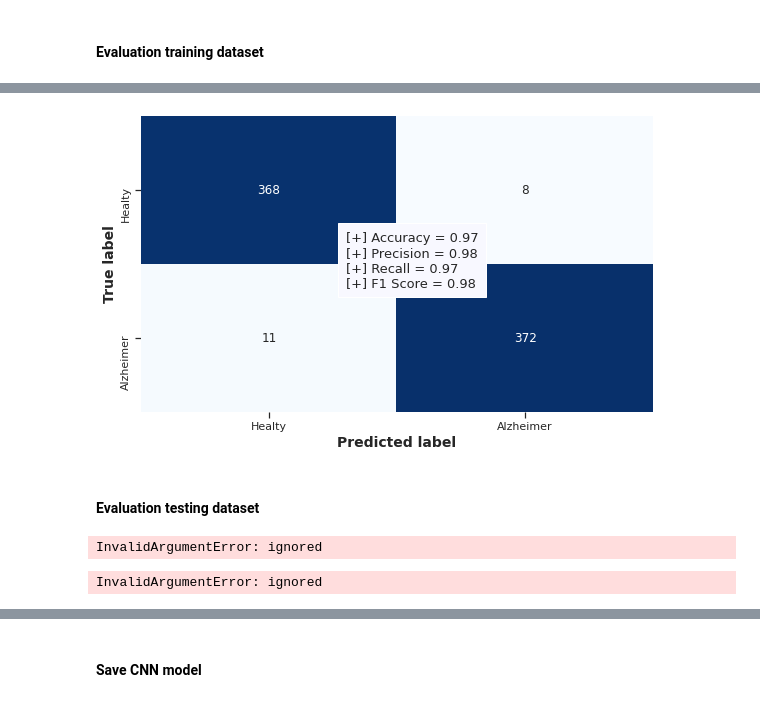
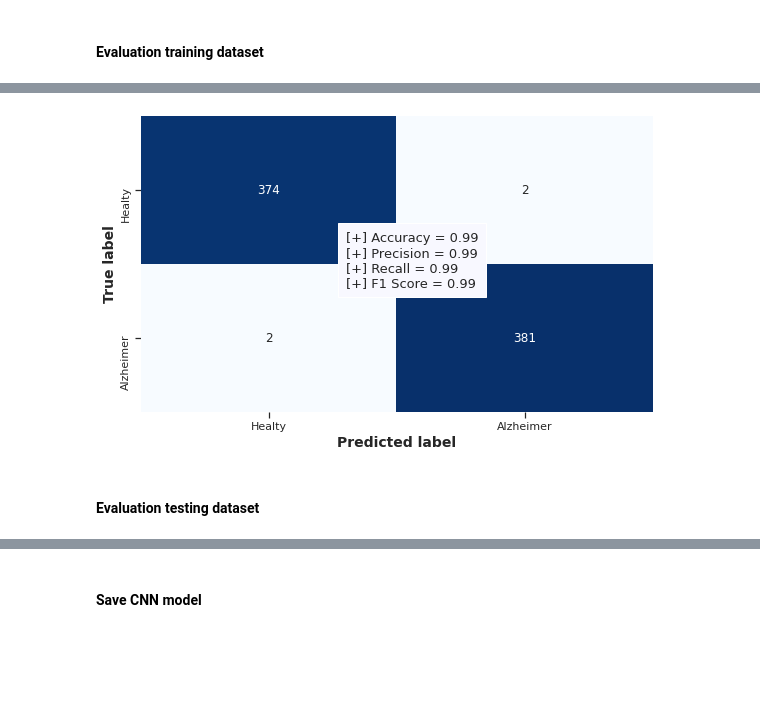
Before and after one commit to fernandoherran/master-thesis, a Jupyter notebook: Notebooks/4_CNN_creation.ipynb, the cells around one changed output, grey strips where cells are left out. Cells and saved outputs as stored; diff of their text form; code cells hidden in the pictures; blank space fills up the shorter version.

```diff
--- a/Notebooks/4_CNN_creation.ipynb
+++ b/Notebooks/4_CNN_creation.ipynb
@@ -288,9 +282,9 @@ model_name = "3d_model_v4"
 # %%
 # Load model
-model_loaded = load_model(path + "Results/" + model_name + ".h5",
+model = load_model(path + 'Results/' + model_name + '.h5',
                    custom_objects = {'f1': f1})
 
-print("[+] Model loaded")
+print('[+] Model loaded')
 #model.summary()
 # %% [output]
 [+] Model loaded
@@ -350,17 +315,14 @@ predicted_labels_2[:10]
-# %%
-# Get evaluation
-get_evaluation(true_labels, predicted_labels)
-# %% [output]
-[figure, removed]
+# %%
+# Get training true labels
+train_true_labels = get_true_labels(train_dataset)
+# %%
+# Get training predicted labels
+train_predicted_labels = get_predicted_labels(model, train_dataset)
+# %%
+# Get evaluation
+get_evaluation(train_true_labels, train_predicted_labels,
+               save_fig = path + 'Results/figures/train_cm.png')
+# %% [output]
+[figure, added]
 # %% [markdown]
 #### Evaluation testing dataset
-# %%
-# Get true labels
-true_labels = list(reduce(lambda a, b: np.concatenate((a, b), axis=0), [y.numpy() for x, y in test_dataset]))
-# %% [output]
-InvalidArgumentError: ignored
-# %%
-# Get true labels
-true_labels = list(reduce(lambda a, b: np.concatenate((a, b), axis=0), [y.numpy() for x, y in test_dataset]))
-# %% [output]
-InvalidArgumentError: ignored
```
Also changed, not shown: parts of 80 cells of this notebook, 34 other files.
